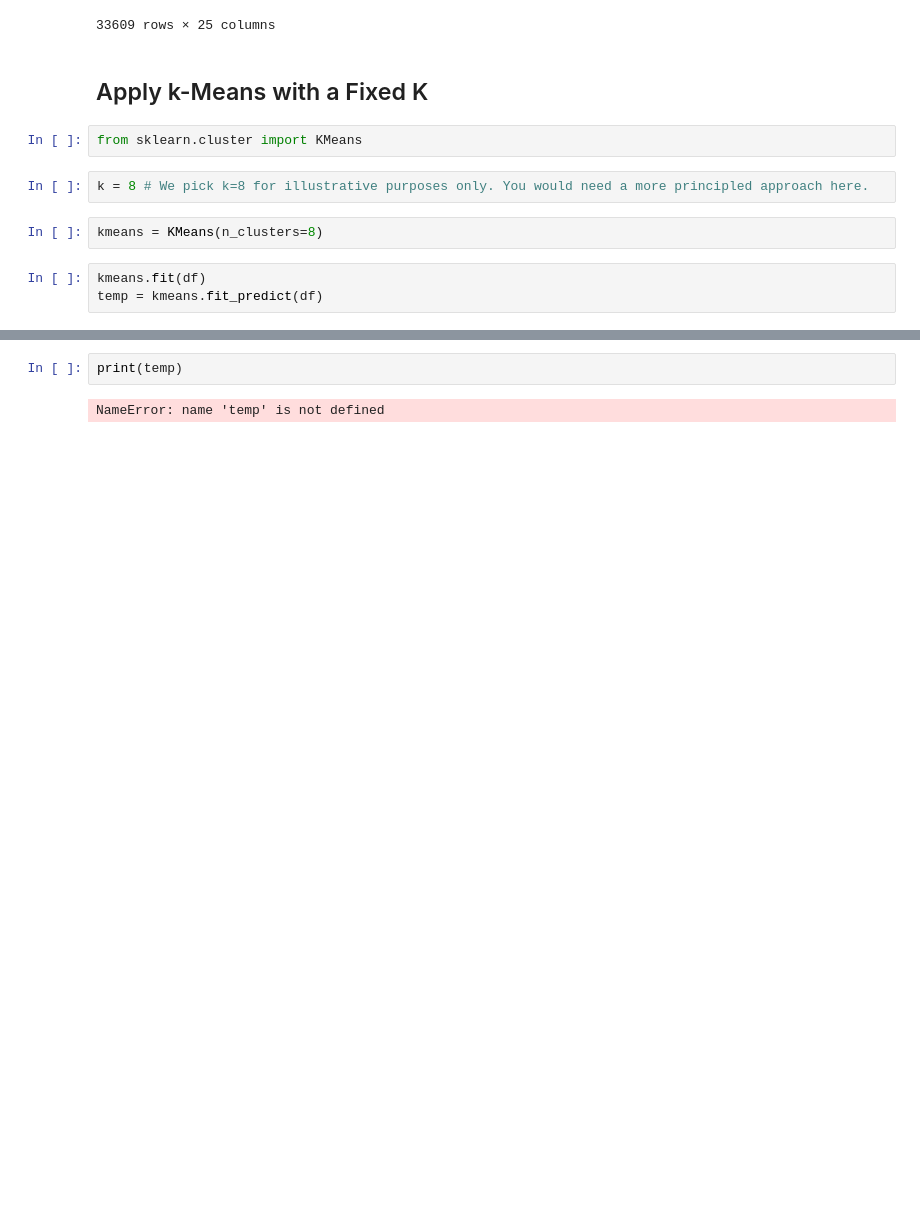
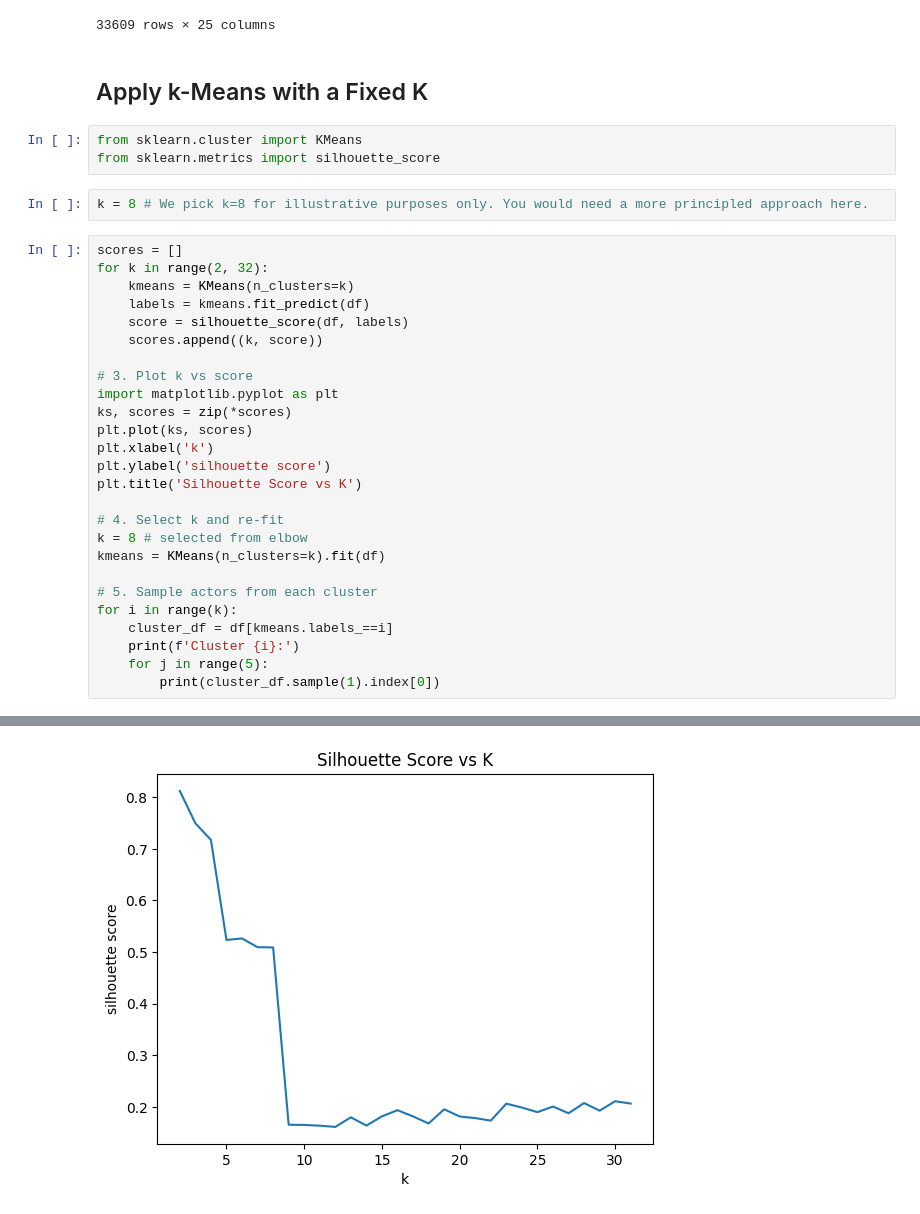
Before and after one commit to bigboioct/INST414, a Jupyter notebook: code/in_class_exercise7.ipynb, the cells around one changed output, grey strips where cells are left out. Saved outputs shown, nothing was run; the diff lists cells and outputs as text; blank space fills up the shorter version.

```diff
--- a/code/in_class_exercise7.ipynb
+++ b/code/in_class_exercise7.ipynb
@@ -76,10 +91,33 @@ df
 ## Apply k-Means with a Fixed K
 # %%
 from sklearn.cluster import KMeans
+from sklearn.metrics import silhouette_score
 # %%
 k = 8 # We pick k=8 for illustrative purposes only. You would need a more principled approach here.
-# %%
-kmeans = KMeans(n_clusters=8)
 # %%
-kmeans.fit(df)
-temp = kmeans.fit_predict(df)
+scores = []
+for k in range(2, 32):
+    kmeans = KMeans(n_clusters=k)
+    labels = kmeans.fit_predict(df)
+    score = silhouette_score(df, labels)
+    scores.append((k, score))
+
+# 3. Plot k vs score
+import matplotlib.pyplot as plt
+ks, scores = zip(*scores)
+plt.plot(ks, scores)
+plt.xlabel('k')
+plt.ylabel('silhouette score')
+plt.title('Silhouette Score vs K')
+
+# 4. Select k and re-fit
+k = 8 # selected from elbow
+kmeans = KMeans(n_clusters=k).fit(df)
+
+# 5. Sample actors from each cluster
+for i in range(k):
+    cluster_df = df[kmeans.labels_==i]
+    print(f'Cluster {i}:')
+    for j in range(5):
+        print(cluster_df.sample(1).index[0])
+# %% [output]
@@ -86,4 +141 @@ temp = kmeans.fit_predict(df)
+[figure, added]
-# %%
-print(temp)
-# %% [output]
-NameError: name 'temp' is not defined
```
Also changed, not shown: parts of 2 cells of this notebook, 1 other file.
